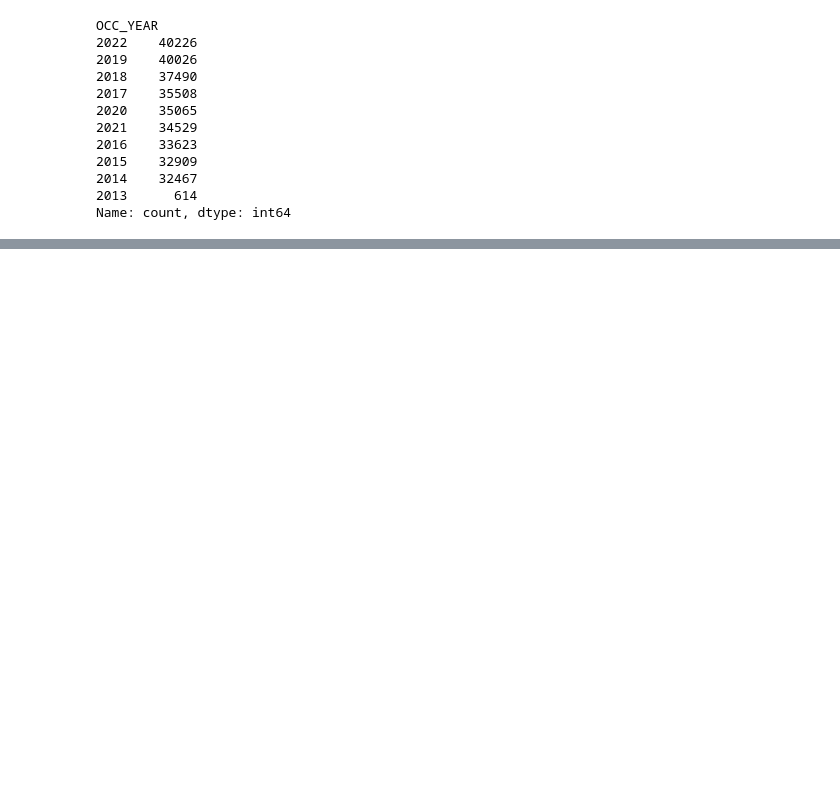
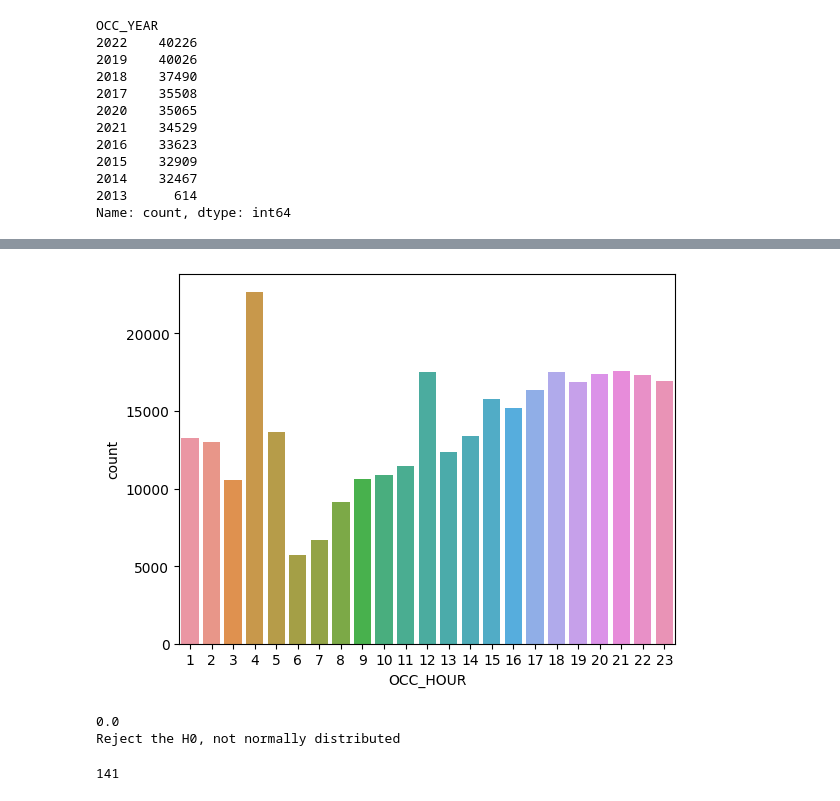
Before and after one commit to yflax/Midterm-Project, a Jupyter notebook: MCIEDA.ipynb, the cells around one changed output, grey strips where cells are left out. Saved outputs shown, nothing was run; the diff lists cells and outputs as text; code cells hidden in the pictures; blank space fills up the shorter version.

```diff
--- a/MCIEDA.ipynb
+++ b/MCIEDA.ipynb
@@ -501,0 +127,20 @@ KeyboardInterrupt:
+# %%
+# More than 20000 crimes happend around 4 am
+sns.countplot(x='OCC_HOUR', data=mciEDA2014)
+plt.show()
+# %% [output]
+[figure, added]
+# %%
+stat, p = stats.shapiro(mciEDA2014['OCC_HOUR'])
+if p > 0.05:
+    print (p, '\nNormally distributed')
+else:
+    print (p, '\nReject the H0, not normally distributed')
+# %% [output]
+0.0
+Reject the H0, not normally distributed
+# %%
+#There are 141 neighbourhood
+len(mciEDA2014.NEIGHBOURHOOD_140.unique())
+# %% [output]
+141
```
Also changed, not shown: parts of 63 cells of this notebook.
